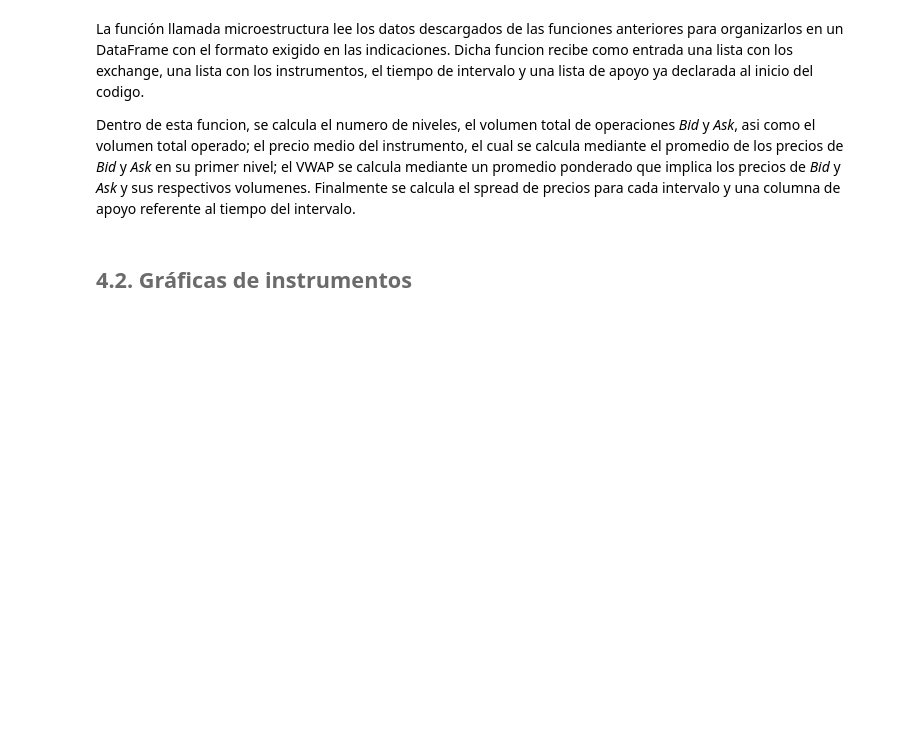
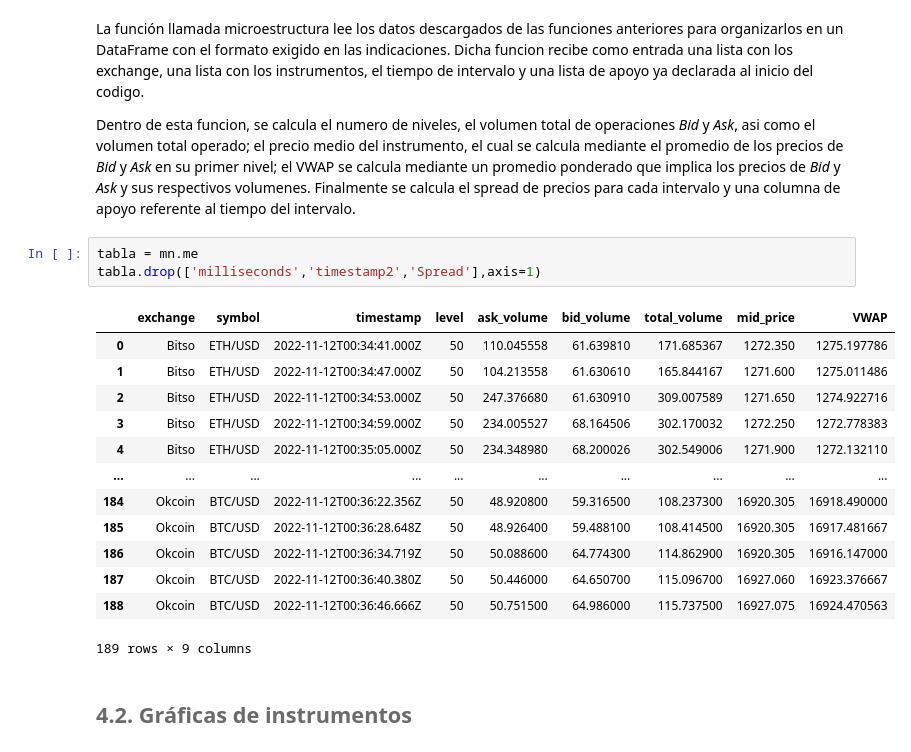
Before and after one commit to CuauhtemocCC/myst_lab4, a Jupyter notebook: notebook.ipynb, the cells around one changed output. Cells and saved outputs as stored; diff of their text form; blank space fills up the shorter version.

```diff
--- a/notebook.ipynb
+++ b/notebook.ipynb
@@ -70,6 +74,23 @@ Con estas dos extracciones, se creo una funcion para crear un formato de salida
 La función llamada microestructura lee los datos descargados de las funciones anteriores para organizarlos en un DataFrame con el formato exigido en las indicaciones. Dicha funcion recibe como entrada una lista con los exchange, una lista con los instrumentos, el tiempo de intervalo y una lista de apoyo ya declarada al inicio del codigo.
 
 Dentro de esta funcion, se calcula el numero de niveles, el volumen total de operaciones *Bid* y *Ask*, asi como el volumen total operado; el precio medio del instrumento,  el cual se calcula mediante el promedio de los precios de *Bid* y *Ask* en su primer nivel; el VWAP se calcula mediante un promedio ponderado que implica los precios de *Bid* y *Ask* y sus respectivos volumenes. Finalmente se calcula el spread de precios para cada intervalo  y una columna de apoyo referente al tiempo del intervalo.
+# %%
+tabla = mn.me
+tabla.drop(['milliseconds','timestamp2','Spread'],axis=1)
+# %% [output]
+|  | exchange | symbol | timestamp | level | ask_volume | bid_volume | total_volume | mid_price | VWAP |
+| 0 | Bitso | ETH/USD | 2022-11-12T00:34:41.000Z | 50 | 110.045558 | 61.639810 | 171.685367 | 1272.350 | 1275.197786 |
+| 1 | Bitso | ETH/USD | 2022-11-12T00:34:47.000Z | 50 | 104.213558 | 61.630610 | 165.844167 | 1271.600 | 1275.011486 |
+| 2 | Bitso | ETH/USD | 2022-11-12T00:34:53.000Z | 50 | 247.376680 | 61.630910 | 309.007589 | 1271.650 | 1274.922716 |
+| 3 | Bitso | ETH/USD | 2022-11-12T00:34:59.000Z | 50 | 234.005527 | 68.164506 | 302.170032 | 1272.250 | 1272.778383 |
+| 4 | Bitso | ETH/USD | 2022-11-12T00:35:05.000Z | 50 | 234.348980 | 68.200026 | 302.549006 | 1271.900 | 1272.132110 |
+| ... | ... | ... | ... | ... | ... | ... | ... | ... | ... |
+| 184 | Okcoin | BTC/USD | 2022-11-12T00:36:22.356Z | 50 | 48.920800 | 59.316500 | 108.237300 | 16920.305 | 16918.490000 |
+| 185 | Okcoin | BTC/USD | 2022-11-12T00:36:28.648Z | 50 | 48.926400 | 59.488100 | 108.414500 | 16920.305 | 16917.481667 |
+| 186 | Okcoin | BTC/USD | 2022-11-12T00:36:34.719Z | 50 | 50.088600 | 64.774300 | 114.862900 | 16920.305 | 16916.147000 |
+| 187 | Okcoin | BTC/USD | 2022-11-12T00:36:40.380Z | 50 | 50.446000 | 64.650700 | 115.096700 | 16927.060 | 16923.376667 |
+| 188 | Okcoin | BTC/USD | 2022-11-12T00:36:46.666Z | 50 | 50.751500 | 64.986000 | 115.737500 | 16927.075 | 16924.470563 |
+189 rows × 9 columns
 # %% [markdown]
 ## <font color= #6B6B6B> 4.2. Gráficas de instrumentos  </font>
 # %% [markdown]
```
Also changed, not shown: parts of 5 cells of this notebook, 2 other files.
